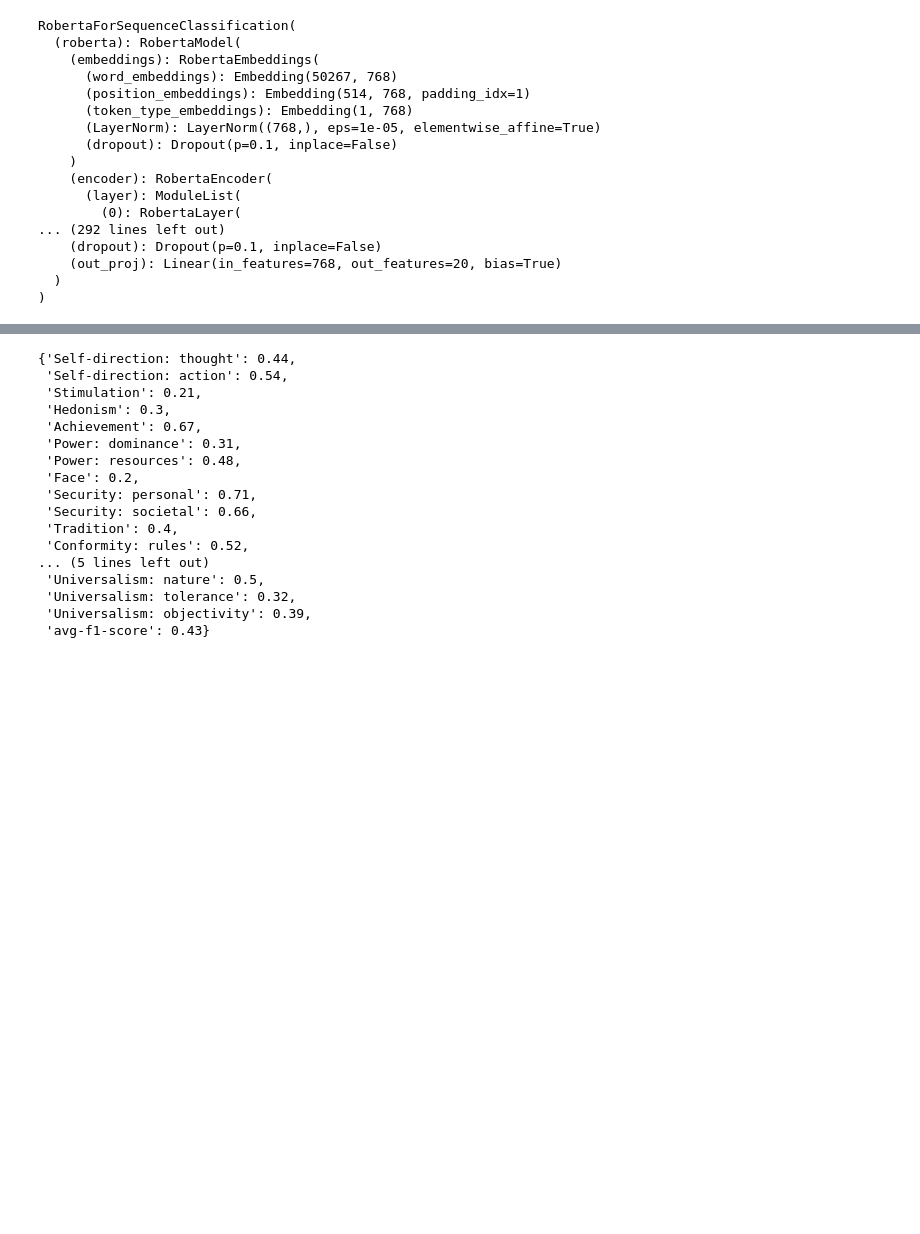
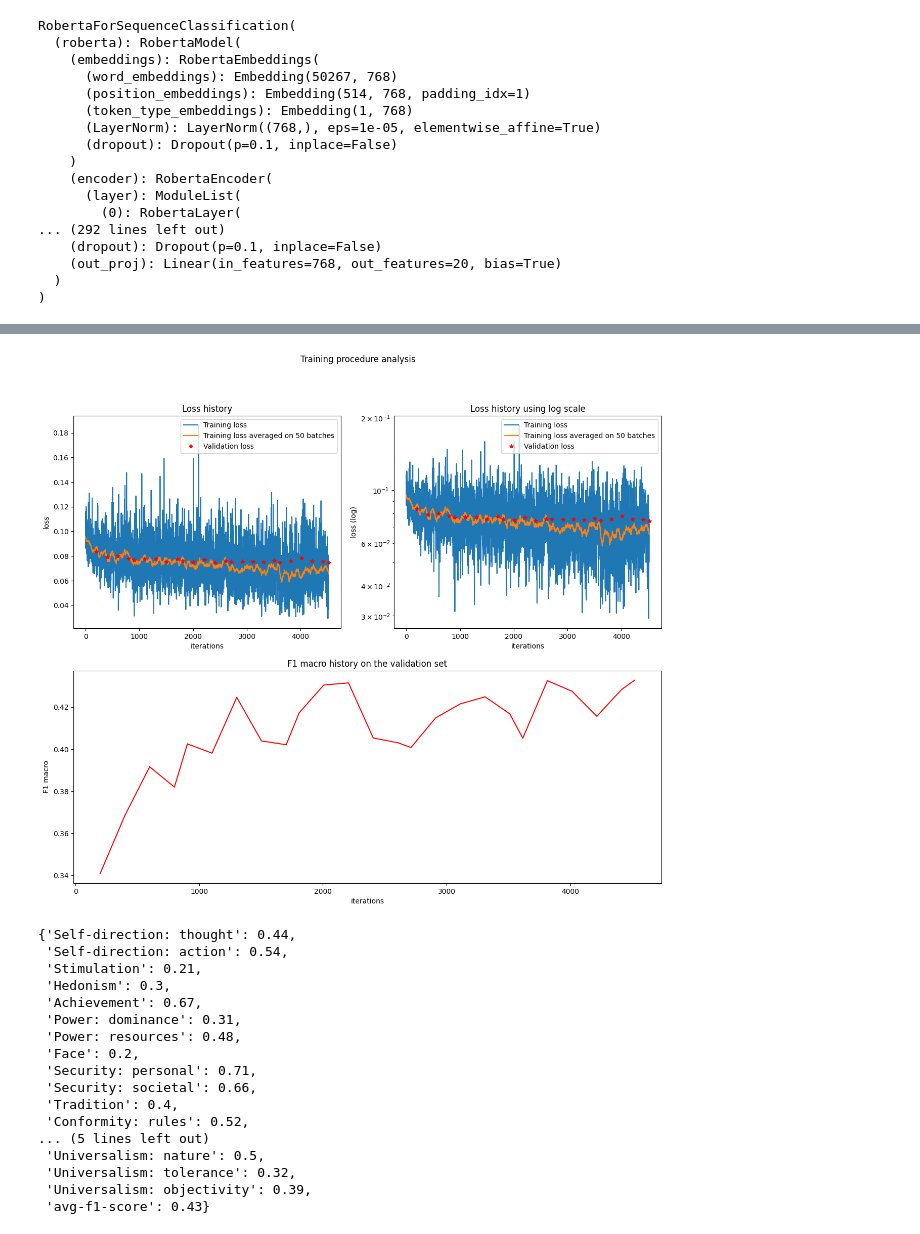
Before and after one commit to RiccardoSpolaor/NLP-project, a Jupyter notebook: src/main.ipynb, the cells around one changed output, grey strips where cells are left out. Saved outputs shown, nothing was run; the diff lists cells and outputs as text; code cells hidden in the pictures; blank space fills up the shorter version.

Commit message:
Fix training loop and improved metric evaluation
- Add early stopping and checkpoints on validation F1
- Initial data augmentation implementation
- Add plot of worse classified labels

```diff
--- a/src/main.ipynb
+++ b/src/main.ipynb
@@ -723,12 +773,11 @@ validate: 21s 45ms/step, validation loss: 6.48, validation accuracy: 77.3 %
 # %%
-checkpoint = torch.load('checkpoints/checkpoints.pth')
+'''checkpoint = torch.load('checkpoints/best_model.pth')
 
 # Get loss history and validation loss history
-model.load_state_dict(checkpoint['model_state_dict'])
+model.load_state_dict(checkpoint['model_state_dict'][0])
 train_loss_history = checkpoint['train_loss_history']
-validation_loss_history = checkpoint['val_loss_history']
-train_accuracy_history = checkpoint['train_accuracy_history']
-validation_accuracy_history = checkpoint['val_accuracy_history']
+val_loss_history = checkpoint['val_loss_history']
+val_f1_macro_history = checkpoint['val_f1_macro_history']''';
 # %%
 import matplotlib.pyplot as plt
 import numpy as np
@@ -804,3 +867,7 @@ plot_training_history('checkpoints/checkpoints.pth')
+# %%
+plot_training_history(np.array(train_loss_history), np.array(val_loss_history), np.array(val_f1_macro_history))
+# %% [output]
+[figure, added]
 # %%
 def predict(dataloader: DataLoader):
     predictions = np.empty(shape=(0, len(labels_test_df.columns)), dtype=np.uint8)
```
Also changed, not shown: parts of 29 cells of this notebook, 1 other file.
